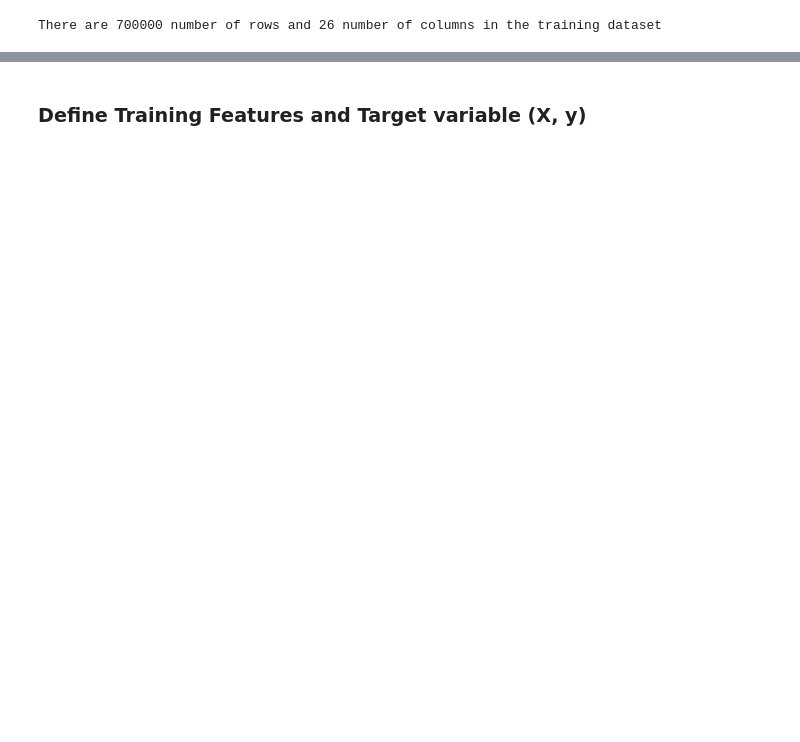
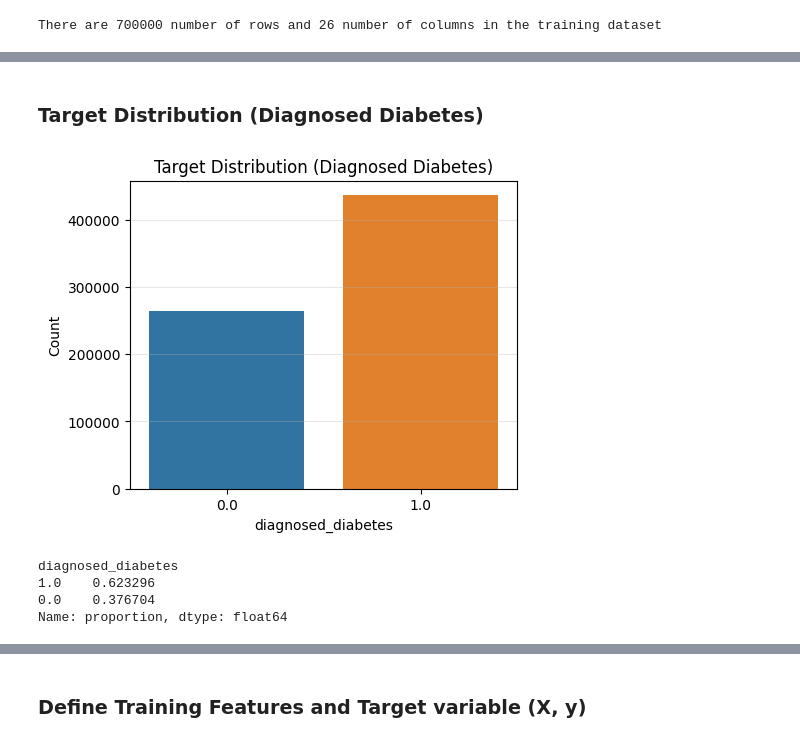
Before and after one commit to ishwor2048/kaggle-diabetic-prediction-model, a Jupyter notebook: diabetes-prediction-lr-lgb.ipynb, the cells around one changed output, grey strips where cells are left out. Saved outputs shown, nothing was run; the diff lists cells and outputs as text; code cells hidden in the pictures; blank space fills up the shorter version.

```diff
--- a/diabetes-prediction-lr-lgb.ipynb
+++ b/diabetes-prediction-lr-lgb.ipynb
@@ -68,0 +216,18 @@ train.head()
+# %% [markdown]
+<h3><b>Target Distribution (Diagnosed Diabetes)
+# %%
+# visualizing the target data distribution
+plt.figure(figsize=(5,4))
+sns.countplot(data=train, x=train.diagnosed_diabetes)
+plt.title("Target Distribution (Diagnosed Diabetes)")
+plt.ylabel("Count")
+plt.grid(axis="y", alpha=0.3)
+plt.show()
+
+print(train["diagnosed_diabetes"].value_counts(normalize=True))
+# %% [output]
+[figure, added]
+diagnosed_diabetes
+1.0    0.623296
+0.0    0.376704
+Name: proportion, dtype: float64
```
Also changed, not shown: parts of 69 cells of this notebook.
